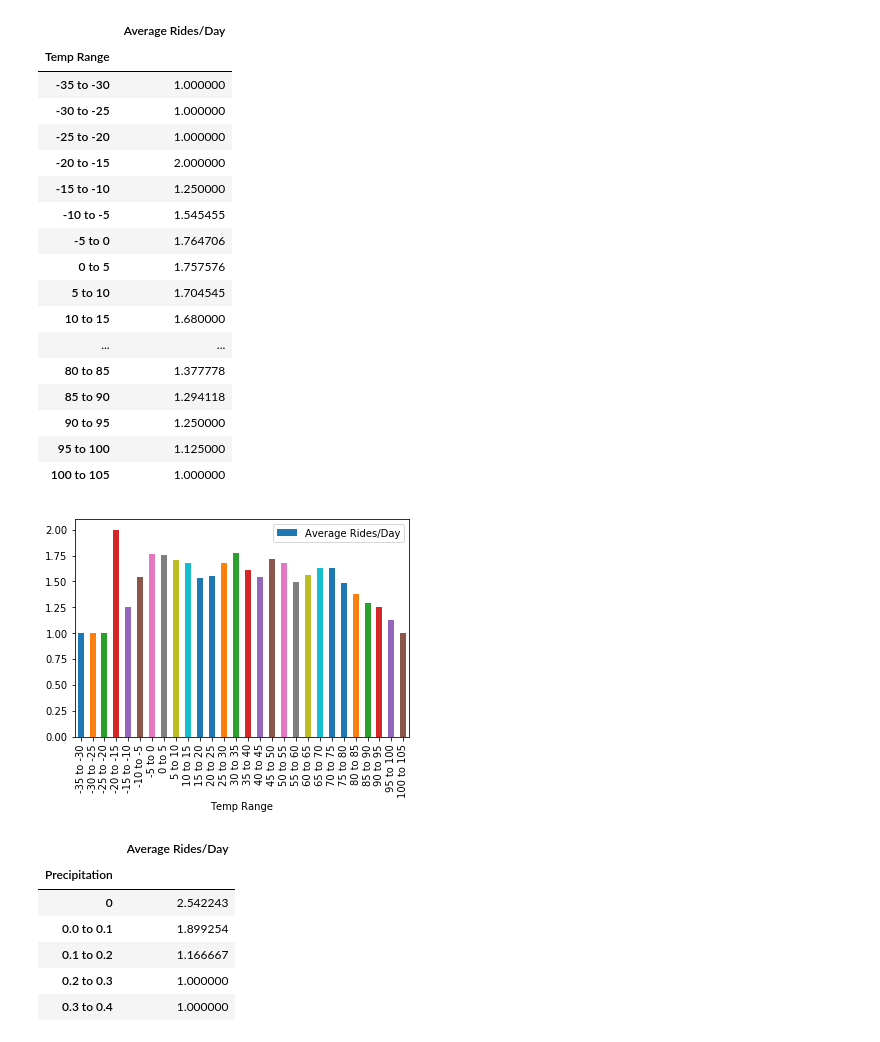
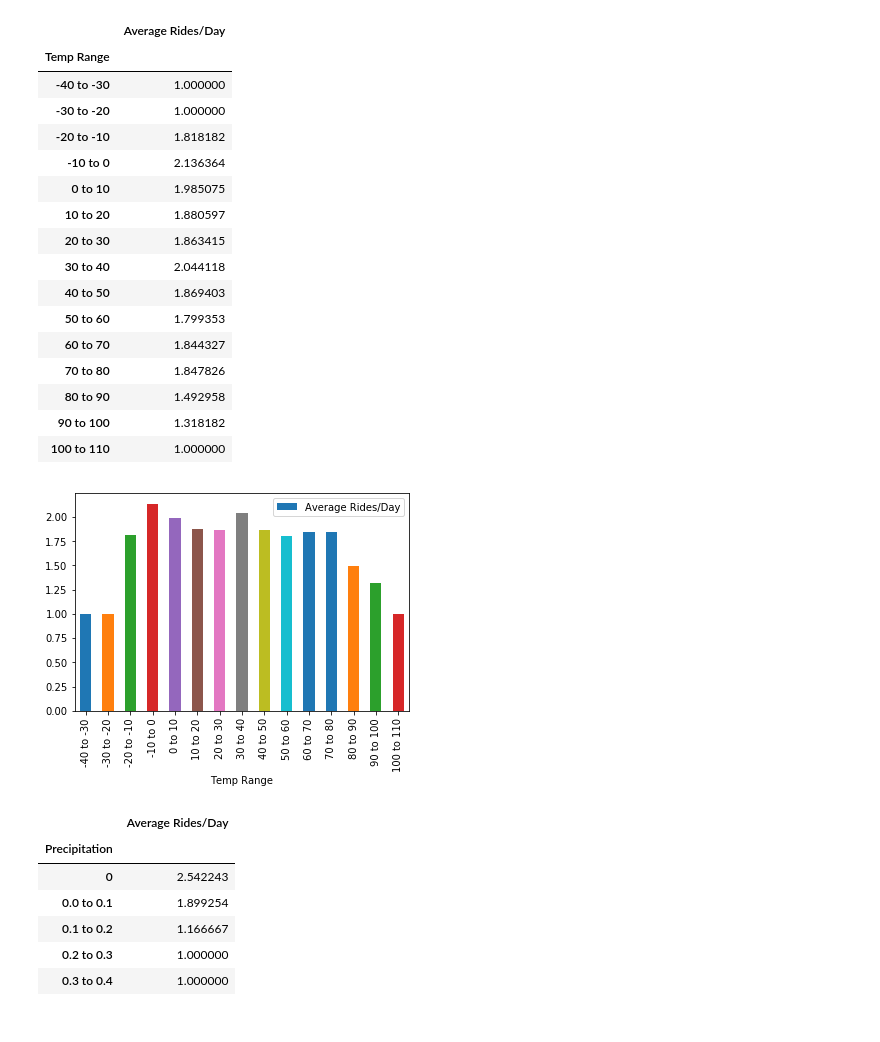
Before and after one commit to peterjorphan/07-project_one, a Jupyter notebook: Data Analysis.ipynb, the cells around one changed output. Cells and saved outputs as stored; diff of their text form; code cells hidden in the pictures.

```diff
--- a/Data Analysis.ipynb
+++ b/Data Analysis.ipynb
@@ -51,37 +53,36 @@ df_WeatherSummary.plot(kind='bar', y = 'Average Rides/Day')
 # %%
-tbins = np.arange(int(min(df_weather['apparentTemperature'])/5-1)*5,
-                  int(max(df_weather['apparentTemperature'])/5+2)*5, 5)
+tbins = np.arange(int(min(df_weather['apparentTemperature'])/10-1)*10,
+                  int(max(df_weather['apparentTemperature'])/10+2)*10, 10)
 
 # create bin labels
 tbin_names = [f"{tbins[i]} to {tbins[i+1]}" for i in range(len(tbins)-1)]
 
 df_TempRides = df_weather
 df_TempRides['Temp Range'] = pd.cut(df_weather['apparentTemperature'], tbins, labels=tbin_names)
 df_TempRides = df_TempRides.groupby(['Temp Range', 'Date'], as_index=False).agg({'Trip ID': 'count'})
 df_TempRides = df_TempRides.groupby('Temp Range').mean()
 df_TempRides = df_TempRides.rename(columns = {'Trip ID':'Average Rides/Day'})
 df_TempRides.plot(kind='bar', y = 'Average Rides/Day')
 df_TempRides
 # %% [output]
 |  | Average Rides/Day |
 | Temp Range |  |
-| -35 to -30 | 1.000000 |
-| -30 to -25 | 1.000000 |
-| -25 to -20 | 1.000000 |
-| -20 to -15 | 2.000000 |
-| -15 to -10 | 1.250000 |
-| -10 to -5 | 1.545455 |
-| -5 to 0 | 1.764706 |
-| 0 to 5 | 1.757576 |
-| 5 to 10 | 1.704545 |
-| 10 to 15 | 1.680000 |
-| ... | ... |
-| 80 to 85 | 1.377778 |
-| 85 to 90 | 1.294118 |
-| 90 to 95 | 1.250000 |
-| 95 to 100 | 1.125000 |
-| 100 to 105 | 1.000000 |
+| -40 to -30 | 1.000000 |
+| -30 to -20 | 1.000000 |
+| -20 to -10 | 1.818182 |
+| -10 to 0 | 2.136364 |
+| 0 to 10 | 1.985075 |
+| 10 to 20 | 1.880597 |
+| 20 to 30 | 1.863415 |
+| 30 to 40 | 2.044118 |
+| 40 to 50 | 1.869403 |
+| 50 to 60 | 1.799353 |
+| 60 to 70 | 1.844327 |
+| 70 to 80 | 1.847826 |
+| 80 to 90 | 1.492958 |
+| 90 to 100 | 1.318182 |
+| 100 to 110 | 1.000000 |
-[figure, old version]
+[figure, new version]
 # %%
 precipitation_bins = np.arange(int(min(df_weather['precipIntensity'])/0.1-1)*0.1,
                                int(max(df_weather['precipIntensity'])/0.1+2)*0.1, 0.1)
```
Also changed, not shown: parts of 6 cells of this notebook.
